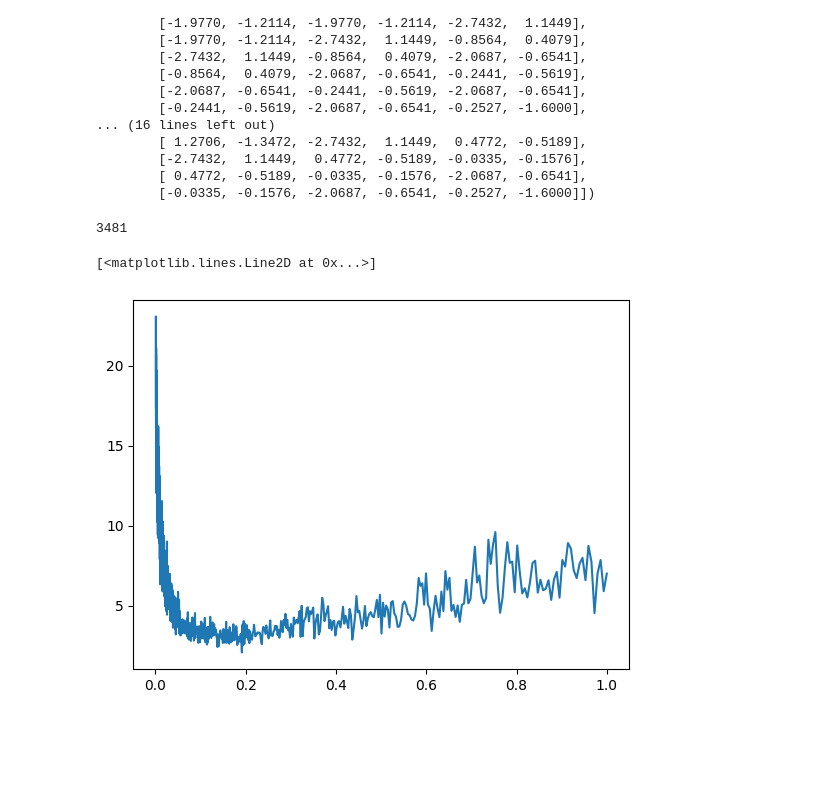
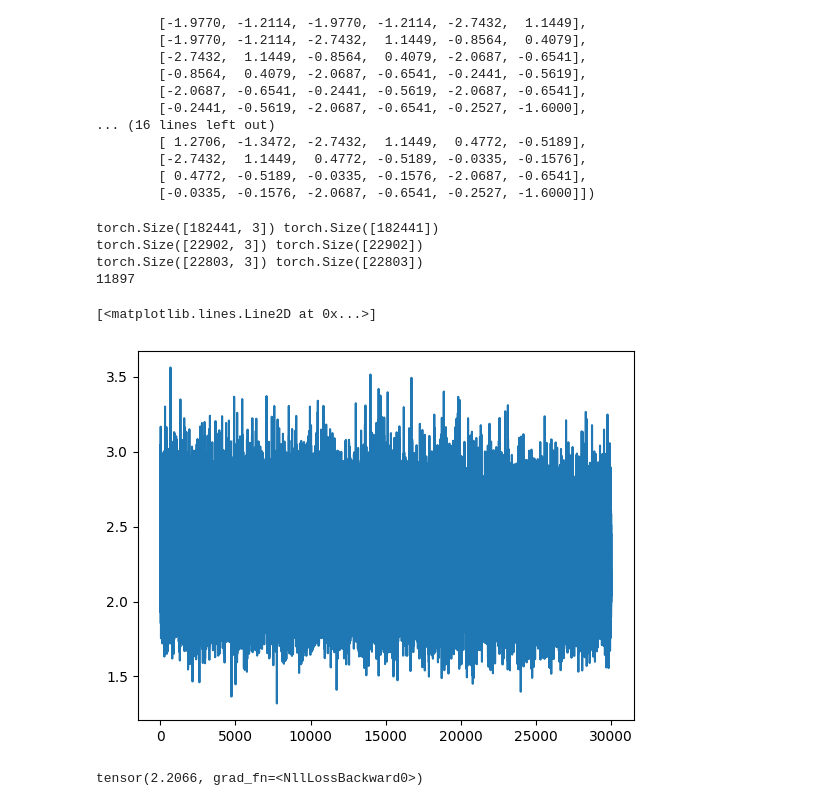
Before and after one commit to akshaypat444/pytorch_experiments, a Jupyter notebook: make_more_char_level_model_nlp.ipynb, the cells around one changed output. Saved outputs shown, nothing was run; the diff lists cells and outputs as text; code cells hidden in the pictures; blank space fills up the shorter version.

```diff
--- a/make_more_char_level_model_nlp.ipynb
+++ b/make_more_char_level_model_nlp.ipynb
@@ -437,28 +437,42 @@ tensor([[-1.9770, -1.2114, -1.9770, -1.2114, -1.9770, -1.2114],
         [-0.0335, -0.1576, -2.0687, -0.6541, -0.2527, -1.6000]])
 # %%
 # Build Dataset
-block_size = 3
-X, Y = [], []
+def build_dataset(words):
+  block_size = 3
+  X, Y = [], []
 
-for w in words:
-  context = [0] * block_size
-  for ch in w + '.':
-    ix = stoi[ch]
-    X.append(context)
-    Y.append(ix)
-    #print(''.join(itos[i] for i in context), '--->', itos[ix])
-    context = context[1:] + [ix]
+  for w in words:
+    context = [0] * block_size
+    for ch in w + '.':
+      ix = stoi[ch]
+      X.append(context)
+      Y.append(ix)
+      #print(''.join(itos[i] for i in context), '--->', itos[ix])
+      context = context[1:] + [ix]
 
-X = torch.tensor(X)
-Y = torch.tensor(Y)
+  X = torch.tensor(X)
+  Y = torch.tensor(Y)
+  print(X.shape, Y.shape)
+  return X, Y
+
+
+import random
+random.seed(42)
+random.shuffle(words)
+n1 = int(0.8*len(words))
+n2 = int(0.9*len(words))
+
+Xtr, Ytr = build_dataset(words[:n1])
+Xdev, Ydev = build_dataset(words[n1:n2])
+Xte, Yte = build_dataset(words[n2:])
 
 
 # Initialization
 g = torch.Generator().manual_seed(2147483647)
-C = torch.randn((27, 2), generator=g)
-W1 = torch.randn((6, 100), generator=g)
-b1 = torch.randn(100, generator=g)
-W2 = torch.randn((100, 27), generator=g)
+C = torch.randn((27, 10), generator=g)
+W1 = torch.randn((30, 200), generator=g)
+b1 = torch.randn(200, generator=g)
+W2 = torch.randn((200, 27), generator=g)
 b2 = torch.randn(27, generator=g)
 parameters = [C, W1, b1, W2, b2]
 
@@ -467,41 +481,50 @@ print(num_parameters)
 for p in parameters:
   p.requires_grad = True
 # %% [output]
-3481
+torch.Size([182441, 3]) torch.Size([182441])
+torch.Size([22902, 3]) torch.Size([22902])
+torch.Size([22803, 3]) torch.Size([22803])
+11897
 # %%
 lre = torch.linspace(-3, 0, 1000)
 lrs = 10**lre
+# %%
+lri = []
+lossi = []
+steps = []
 # %%
-lri = []
-lossi = []
 
+for i in range(30000):
 
-for i in range(1000):
-
-  ix = torch.randint(0, X.shape[0], (32,))
+  ix = torch.randint(0, Xtr.shape[0], (32,))
 
   # Forward Pass
-  emb = C[X[ix]]
-  h = torch.tanh(emb.view(-1, 6) @ W1 + b1)
+  emb = C[Xtr[ix]]
+  h = torch.tanh(emb.view(-1, 30) @ W1 + b1)
   logits = h @ W2 + b2
   # counts = logits.exp()
   # prob = counts / counts.sum(1, keepdims=True)
   # loss = -prob[torch.arange(32), Y].log().mean()
-  loss = F.cross_entropy(logits, Y[ix])
+  loss = F.cross_entropy(logits, Ytr[ix])
 
   # Backward Pass
   for p in parameters:
     p.grad = None
   loss.backward()
 
-  lr = lrs[i]
+  lr = 0.01
   for p in parameters:
     p.data += -lr * p.grad
 
   lri.append(lr)
   lossi.append(loss.item())
+  steps.append(i)
 # %%
-plt.plot(lri, lossi)
+plt.plot(steps, lossi)
 # %% [output]
 [<matplotlib.lines.Line2D at 0x...>]
-[figure, old version]
+[figure, new version]
+# %%
+loss
+# %% [output]
+tensor(2.2066, grad_fn=<NllLossBackward0>)
```
Also changed, not shown: parts of 2 cells of this notebook.
